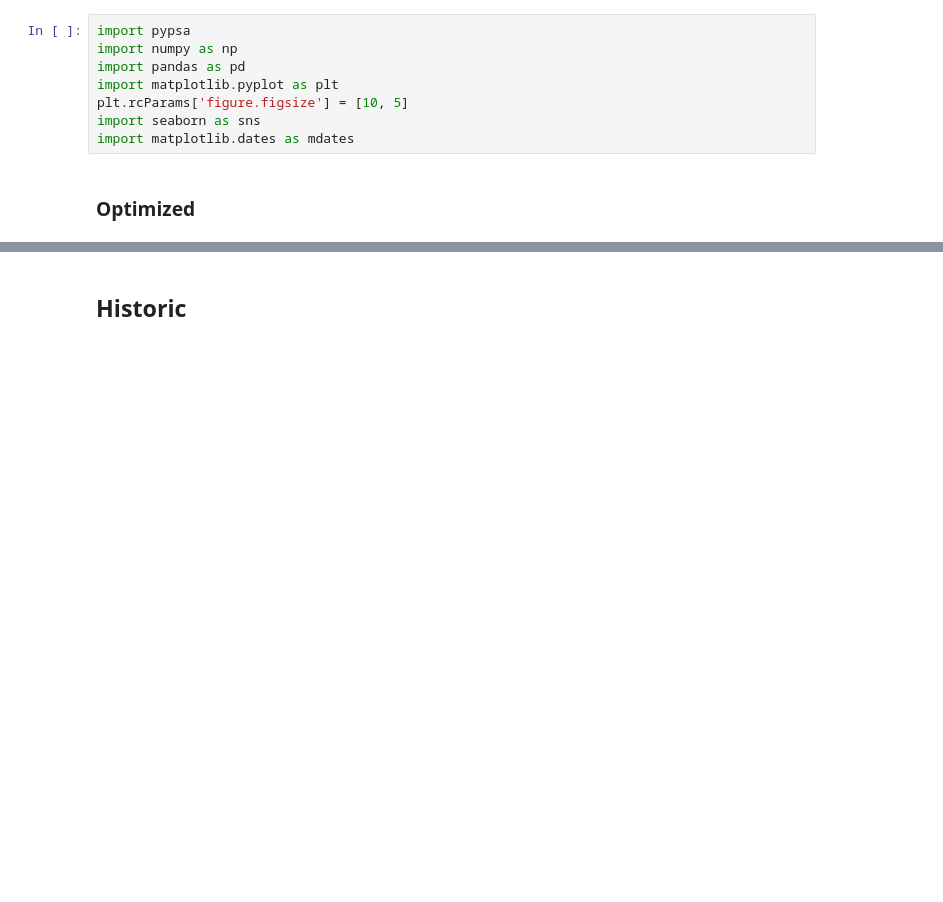
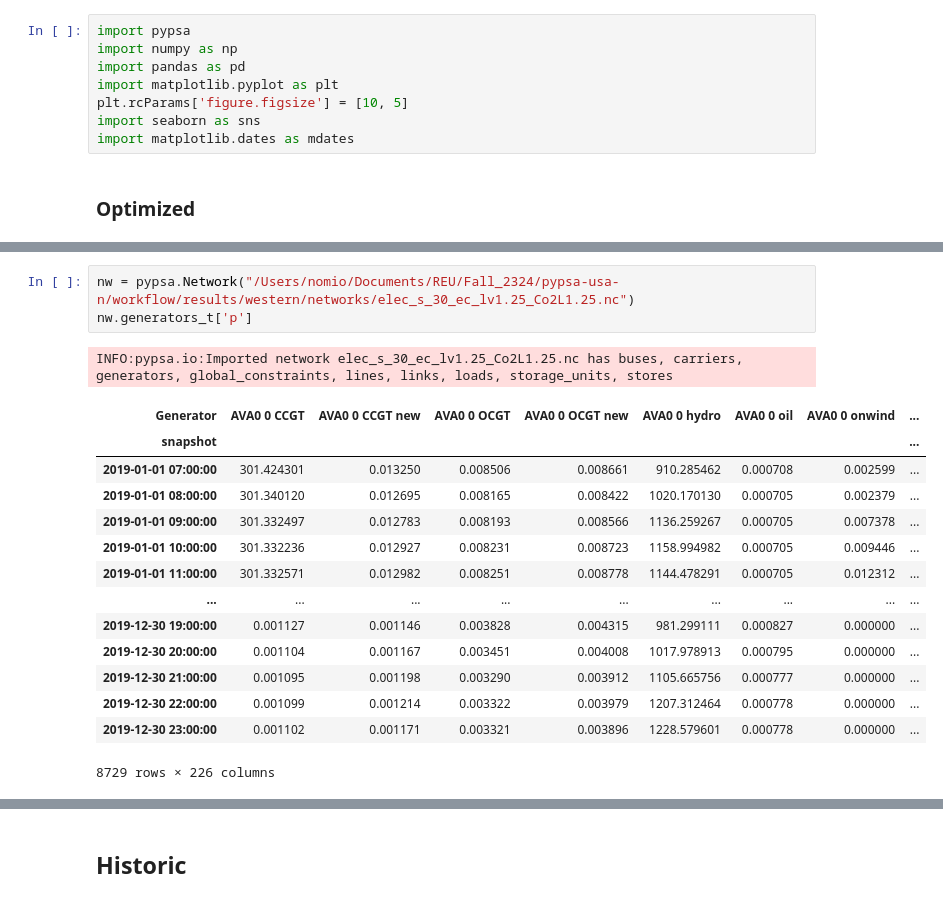
Before and after one commit to PyPSA/pypsa-usa, a Jupyter notebook: workflow/notebooks/data_validation.ipynb, the cells around one changed output, grey strips where cells are left out. Cells and saved outputs as stored; diff of their text form; blank space fills up the shorter version.

```diff
--- a/workflow/notebooks/data_validation.ipynb
+++ b/workflow/notebooks/data_validation.ipynb
@@ -22,0 +38,19 @@ INFO:pypsa.io:Imported network elec_s_30_ec_lv1.25_Co2L1.25.nc has buses, carrie
+# %%
+nw = pypsa.Network("/Users/nomio/Documents/REU/Fall_2324/pypsa-usa-n/workflow/results/western/networks/elec_s_30_ec_lv1.25_Co2L1.25.nc")
+nw.generators_t['p']
+# %% [output]
+INFO:pypsa.io:Imported network elec_s_30_ec_lv1.25_Co2L1.25.nc has buses, carriers, generators, global_constraints, lines, links, loads, storage_units, stores
+| Generator | AVA0 0 CCGT | AVA0 0 CCGT new | AVA0 0 OCGT | AVA0 0 OCGT new | AVA0 0 hydro | AVA0 0 oil | AVA0 0 onwind | ... |
+| snapshot |  |  |  |  |  |  |  | ... |
+| 2019-01-01 07:00:00 | 301.424301 | 0.013250 | 0.008506 | 0.008661 | 910.285462 | 0.000708 | 0.002599 | ... |
+| 2019-01-01 08:00:00 | 301.340120 | 0.012695 | 0.008165 | 0.008422 | 1020.170130 | 0.000705 | 0.002379 | ... |
+| 2019-01-01 09:00:00 | 301.332497 | 0.012783 | 0.008193 | 0.008566 | 1136.259267 | 0.000705 | 0.007378 | ... |
+| 2019-01-01 10:00:00 | 301.332236 | 0.012927 | 0.008231 | 0.008723 | 1158.994982 | 0.000705 | 0.009446 | ... |
+| 2019-01-01 11:00:00 | 301.332571 | 0.012982 | 0.008251 | 0.008778 | 1144.478291 | 0.000705 | 0.012312 | ... |
+| ... | ... | ... | ... | ... | ... | ... | ... | ... |
+| 2019-12-30 19:00:00 | 0.001127 | 0.001146 | 0.003828 | 0.004315 | 981.299111 | 0.000827 | 0.000000 | ... |
+| 2019-12-30 20:00:00 | 0.001104 | 0.001167 | 0.003451 | 0.004008 | 1017.978913 | 0.000795 | 0.000000 | ... |
+| 2019-12-30 21:00:00 | 0.001095 | 0.001198 | 0.003290 | 0.003912 | 1105.665756 | 0.000777 | 0.000000 | ... |
+| 2019-12-30 22:00:00 | 0.001099 | 0.001214 | 0.003322 | 0.003979 | 1207.312464 | 0.000778 | 0.000000 | ... |
+| 2019-12-30 23:00:00 | 0.001102 | 0.001171 | 0.003321 | 0.003896 | 1228.579601 | 0.000778 | 0.000000 | ... |
+8729 rows × 226 columns
```
Also changed, not shown: parts of 15 cells of this notebook, 6 other files.
